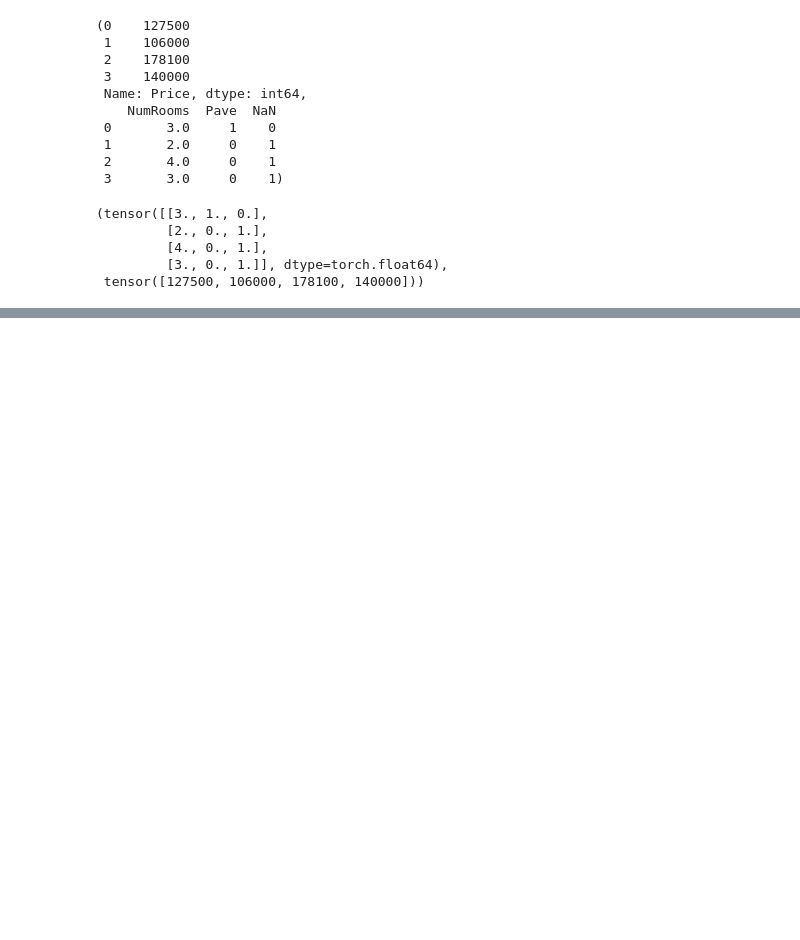
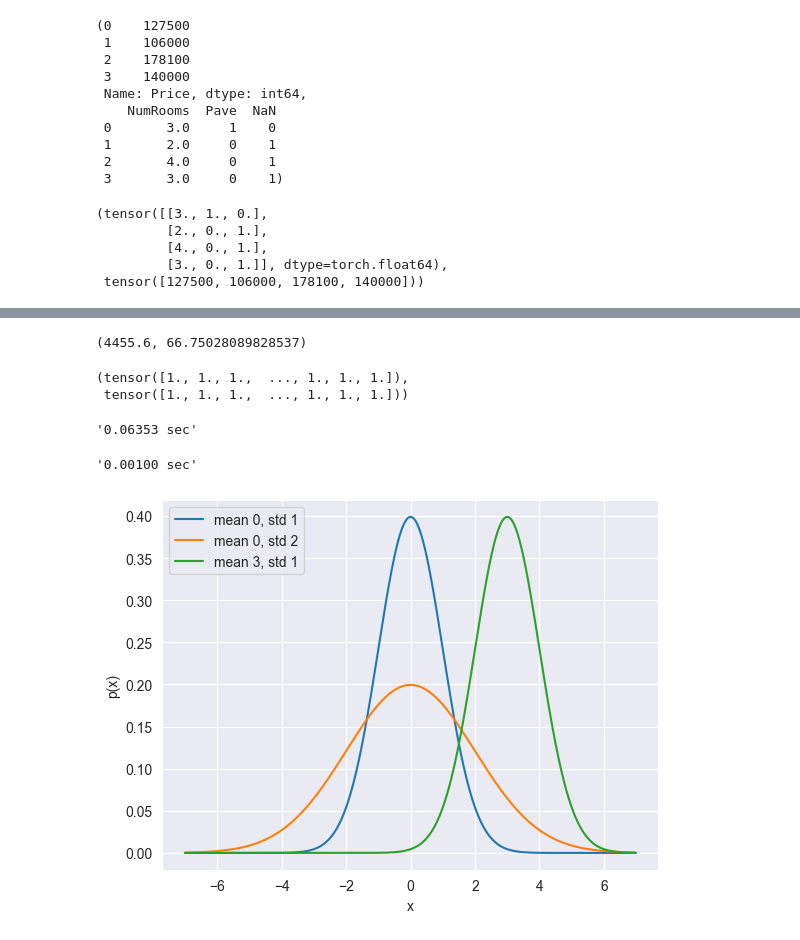
Before and after one commit to syj621/data_struct, a Jupyter notebook: lesson1.ipynb, the cells around one changed output, grey strips where cells are left out. Cells and saved outputs as stored; diff of their text form; code cells hidden in the pictures; blank space fills up the shorter version.

```diff
--- a/lesson1.ipynb
+++ b/lesson1.ipynb
@@ -268,0 +367,3 @@ x,y
+# %%
+x=torch.arange(4,requires_grad=True,dtype=float)
+x.grad
@@ -268,0 +410,17 @@ x,y
+# %%
+def f(a):
+    b = a * 2
+    while b.norm() < 1000:
+        b = b * 2
+    if b.sum() > 0:
+        c = b
+    else:
+        c = 100 * b
+    return c
+
+a = torch.randn(size=(), requires_grad=True)
+
+d = f(a)
+d.backward()
+
+a.grad==d/a
@@ -268,0 +429,12 @@ x,y
+# %%
+def chouka(m,k):
+    n=len(m)
+    for i in range(k):
+        p=np.random.randint(0,n)
+        m[p]+=1
+    return m
+m=np.zeros(10)
+chouka(m,100000)
+np.var(m),np.std(m)
+# %% [output]
+(4455.6, 66.75028089828537)
@@ -268,0 +471,47 @@ x,y
+# %%
+n=10000
+a=torch.ones(n)
+b=torch.ones(n)
+a,b
+# %% [output]
+(tensor([1., 1., 1.,  ..., 1., 1., 1.]),
+ tensor([1., 1., 1.,  ..., 1., 1., 1.]))
+# %%
+c=torch.zeros(n)
+timer = Timer()
+for i in range(n):
+    c[i] = a[i] + b[i]
+f'{timer.stop():.5f} sec'
+# %% [output]
+'0.06353 sec'
+# %%
+timer.start()
+d=a+b
+f'{timer.stop():.5f} sec'
+# %% [output]
+'0.00100 sec'
+# %%
+import numpy as np
+import matplotlib.pyplot as plt
+
+def normal(x, mu, sigma):
+    p = 1 / np.sqrt(2 * np.pi * sigma**2)
+    return p * np.exp(-0.5 / sigma**2 * (x - mu)**2)
+
+# generate x values from -7 to 7 with a step size of 0.01
+x = np.arange(-7, 7, 0.01)
+
+# define mean and standard deviation pairs
+params = [(0, 1), (0, 2), (3, 1)]
+
+# plot normal distributions for each mean and standard deviation pair
+for mu, sigma in params:
+    plt.plot(x, normal(x, mu, sigma), label=f'mean {mu}, std {sigma}')
+
+# set axis labels and legend
+plt.xlabel('x')
+plt.ylabel('p(x)')
+plt.legend()
+plt.show()
+# %% [output]
+[figure, added]
```
Also changed, not shown: parts of 19 cells of this notebook, 1 other file.
